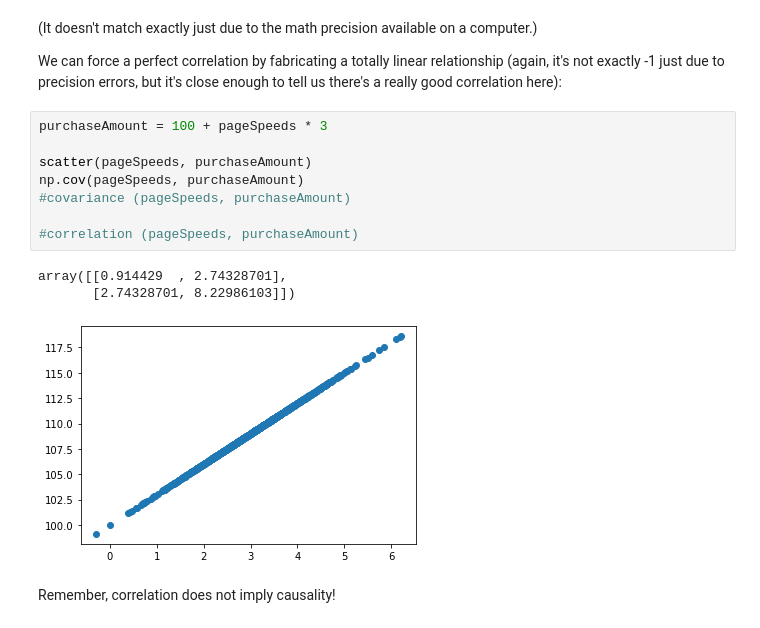
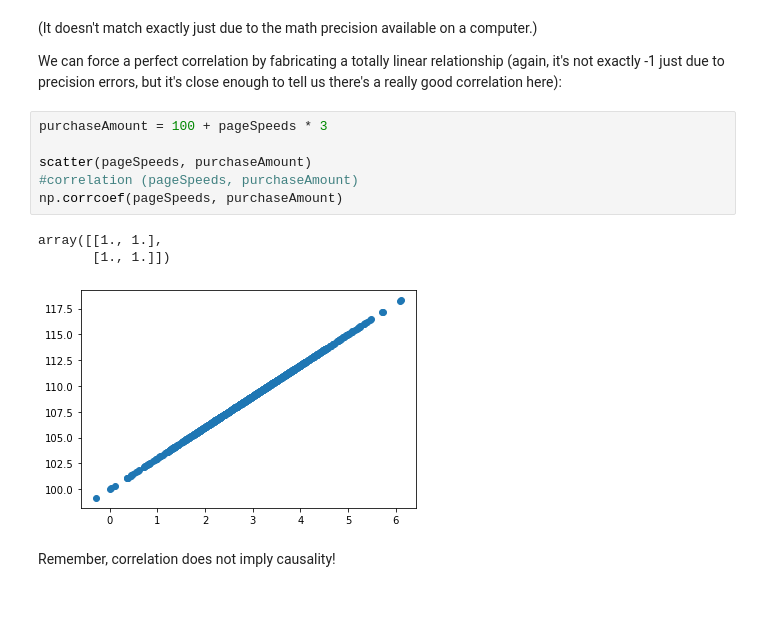
Before and after one commit to Vozikis/machine-learning, a Jupyter notebook: MLCourse/CovarianceCorrelation.ipynb, the cells around one changed output. Cells and saved outputs as stored; diff of their text form.

```diff
--- a/MLCourse/CovarianceCorrelation.ipynb
+++ b/MLCourse/CovarianceCorrelation.ipynb
@@ -67,15 +70,13 @@ We can force a perfect correlation by fabricating a totally linear relationship
 # %%
 purchaseAmount = 100 + pageSpeeds * 3
 
 scatter(pageSpeeds, purchaseAmount)
-np.cov(pageSpeeds, purchaseAmount)
-#covariance (pageSpeeds, purchaseAmount)
-
 #correlation (pageSpeeds, purchaseAmount)
+np.corrcoef(pageSpeeds, purchaseAmount)
 # %% [output]
-array([[0.914429  , 2.74328701],
-       [2.74328701, 8.22986103]])
+array([[1., 1.],
+       [1., 1.]])
-[figure, old version]
+[figure, new version]
 # %% [markdown]
 Remember, correlation does not imply causality!
 # %% [markdown]
```
Also changed, not shown: parts of 5 cells of this notebook.
